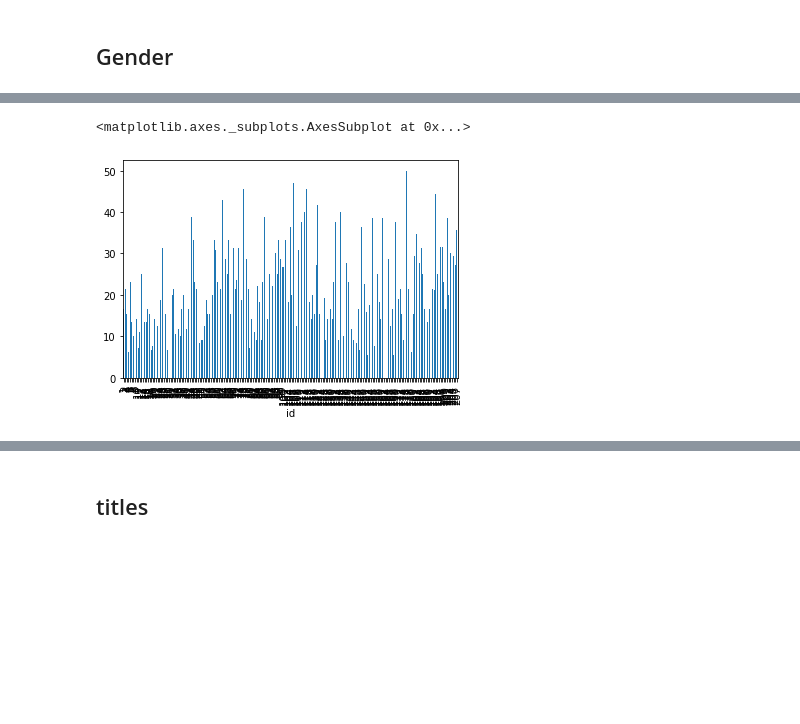
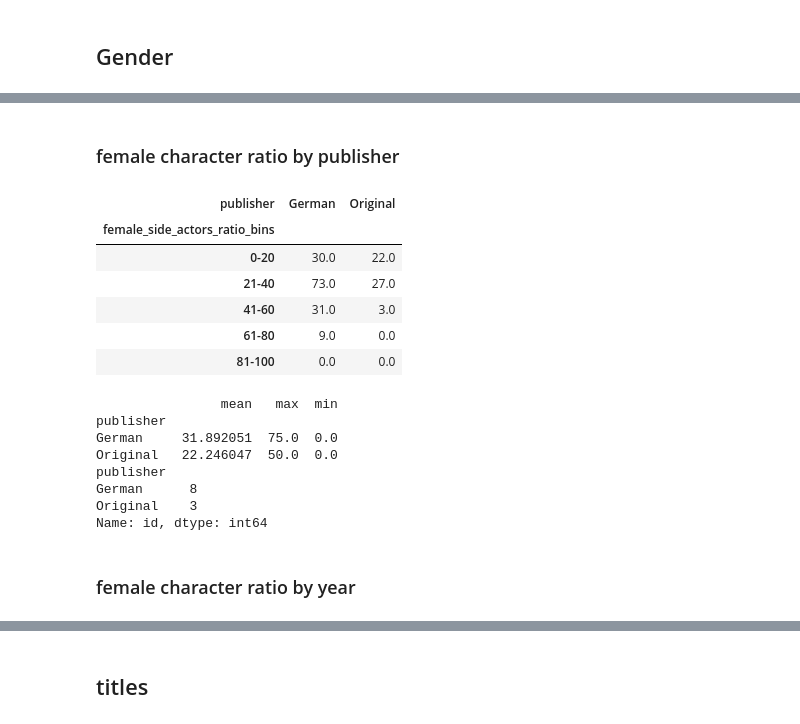
Before and after one commit to Lisa-Ho/three-investigators, a Jupyter notebook: notebooks/three-investigators-part-4-cleaning-and-analysis.ipynb, the cells around one changed output, grey strips where cells are left out. Drawn from its saved outputs; the diff is of its cells as text; code cells hidden in the pictures; blank space fills up the shorter version.

```diff
--- a/notebooks/three-investigators-part-4-cleaning-and-analysis.ipynb
+++ b/notebooks/three-investigators-part-4-cleaning-and-analysis.ipynb
@@ -605,6 +580,34 @@ plt.show()
-# %%
-#number of episodes over time
-meta.set_index("id")["female_actors_ratio"].plot(kind='bar')
-# %% [output]
-<matplotlib.axes._subplots.AxesSubplot at 0x...>
-[figure, removed]
+# %% [markdown]
+### female character ratio by publisher
+# %%
+publisher_gender_ratio = meta.groupby(["publisher", "female_side_actors_ratio_bins"],
+                                      as_index=False)["id"].count().pivot("publisher", "female_side_actors_ratio_bins").fillna(0)
+
+publisher_gender_ratio.columns = publisher_gender_ratio.columns.droplevel(0)
+
+# to csv
+publisher_gender_ratio.transpose().to_csv(".\\data\\charts\\female_actors_ratio_by_publisher.csv")
+
+publisher_gender_ratio.transpose()
+# %% [output]
+| publisher | German | Original |
+| female_side_actors_ratio_bins |  |  |
+| 0-20 | 30.0 | 22.0 |
+| 21-40 | 73.0 | 27.0 |
+| 41-60 | 31.0 | 3.0 |
+| 61-80 | 9.0 | 0.0 |
+| 81-100 | 0.0 | 0.0 |
+# %%
+print(meta.groupby("publisher")["female_side_actors_ratio"].agg(["mean", "max", "min"]))
+print(meta.loc[meta["female_side_actors_ratio"]==0].groupby("publisher")["id"].count())
+# %% [output]
+                mean   max  min
+publisher
+German     31.892051  75.0  0.0
+Original   22.246047  50.0  0.0
+publisher
+German      8
+Original    3
+Name: id, dtype: int64
+# %% [markdown]
+### female character ratio by year
```
Also changed, not shown: parts of 36 cells of this notebook.
